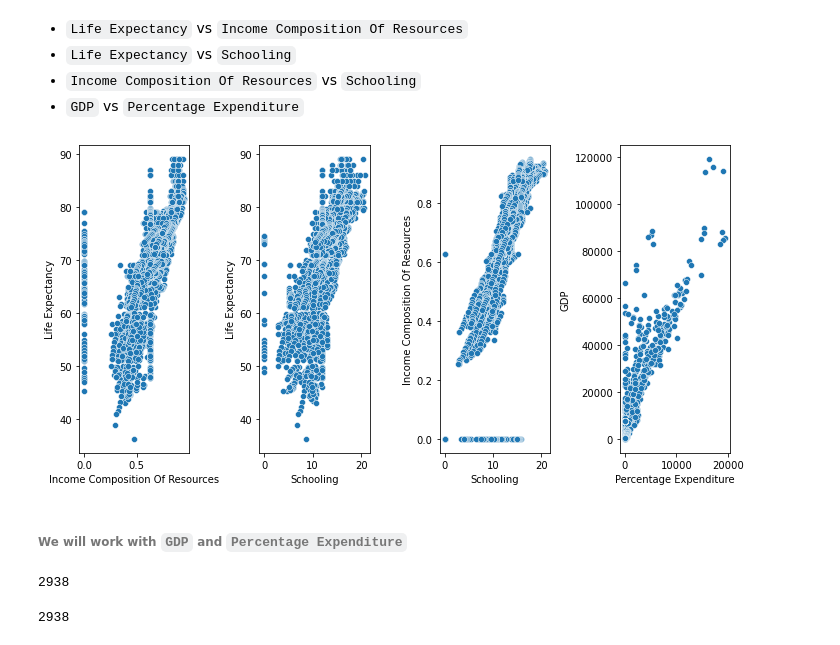
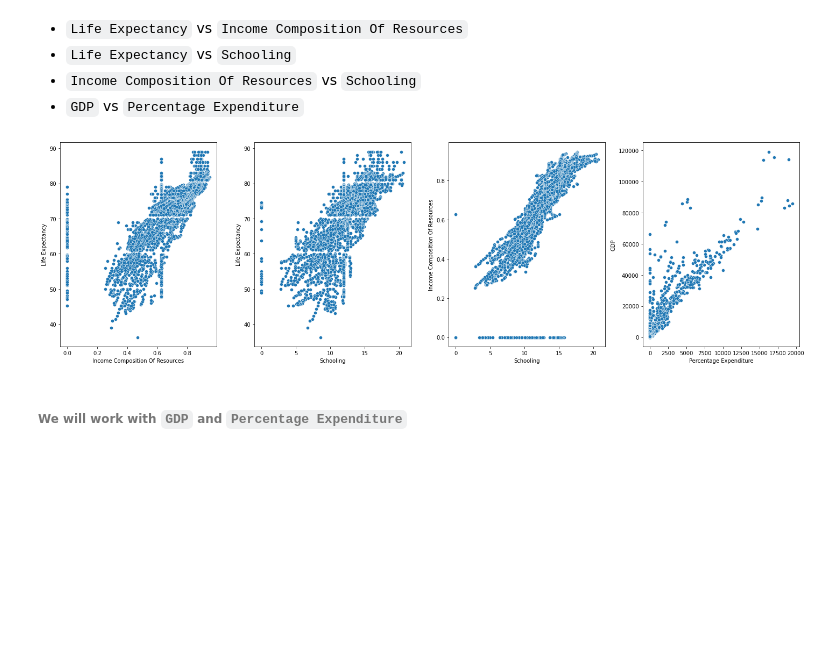
Before and after one commit to BinhHong/Linear-Regression, a Jupyter notebook: Linear_Regression.ipynb, the cells around one changed output. Drawn from its saved outputs; the diff is of its cells as text; code cells hidden in the pictures; blank space fills up the shorter version.

```diff
--- a/Linear_Regression.ipynb
+++ b/Linear_Regression.ipynb
@@ -160,22 +160,14 @@ sns.heatmap(num_df.corr())
 - `Life Expectancy` vs `Schooling`
 - `Income Composition Of Resources` vs `Schooling`
 - `GDP` vs `Percentage Expenditure`
-# %%
-fig,ax=plt.subplots(ncols=4,nrows=1,figsize=(10,5))
-sns.scatterplot(y=num_df['Life Expectancy'],x=num_df['Income Composition Of Resources'],ax=ax[0])
-sns.scatterplot(y=num_df['Life Expectancy'],x=num_df['Schooling'],ax=ax[1])
-sns.scatterplot(y=num_df['Income Composition Of Resources'],x=num_df['Schooling'],ax=ax[2])
-sns.scatterplot(y=num_df['GDP'],x=num_df['Percentage Expenditure'],ax=ax[3])
-plt.tight_layout()
-# %% [output]
-[figure, removed]
+# %%
+fig,ax=plt.subplots(ncols=4,nrows=1,figsize=(20,6))
+sns.scatterplot(y=num_df['Life Expectancy'],x=num_df['Income Composition Of Resources'],ax=ax[0])
+sns.scatterplot(y=num_df['Life Expectancy'],x=num_df['Schooling'],ax=ax[1])
+sns.scatterplot(y=num_df['Income Composition Of Resources'],x=num_df['Schooling'],ax=ax[2])
+sns.scatterplot(y=num_df['GDP'],x=num_df['Percentage Expenditure'],ax=ax[3])
+plt.tight_layout()
+# %% [output]
+[figure, added]
 # %% [markdown]
 ###### We will work with `GDP` and `Percentage Expenditure`
-# %%
-len(num_df['GDP'].values)
-# %% [output]
-2938
-# %%
-len(num_df['Percentage Expenditure'].values)
-# %% [output]
-2938
```
Also changed, not shown: parts of 12 cells of this notebook.
